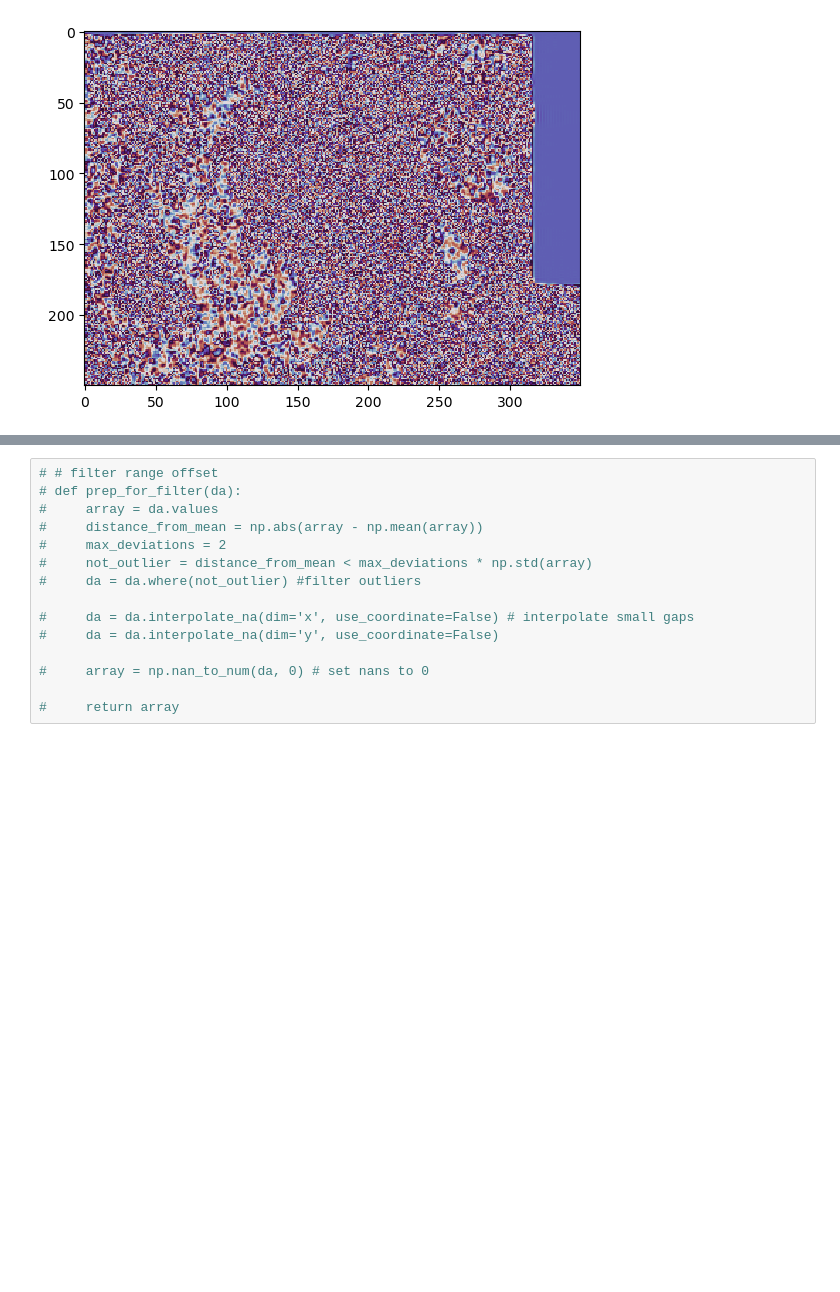
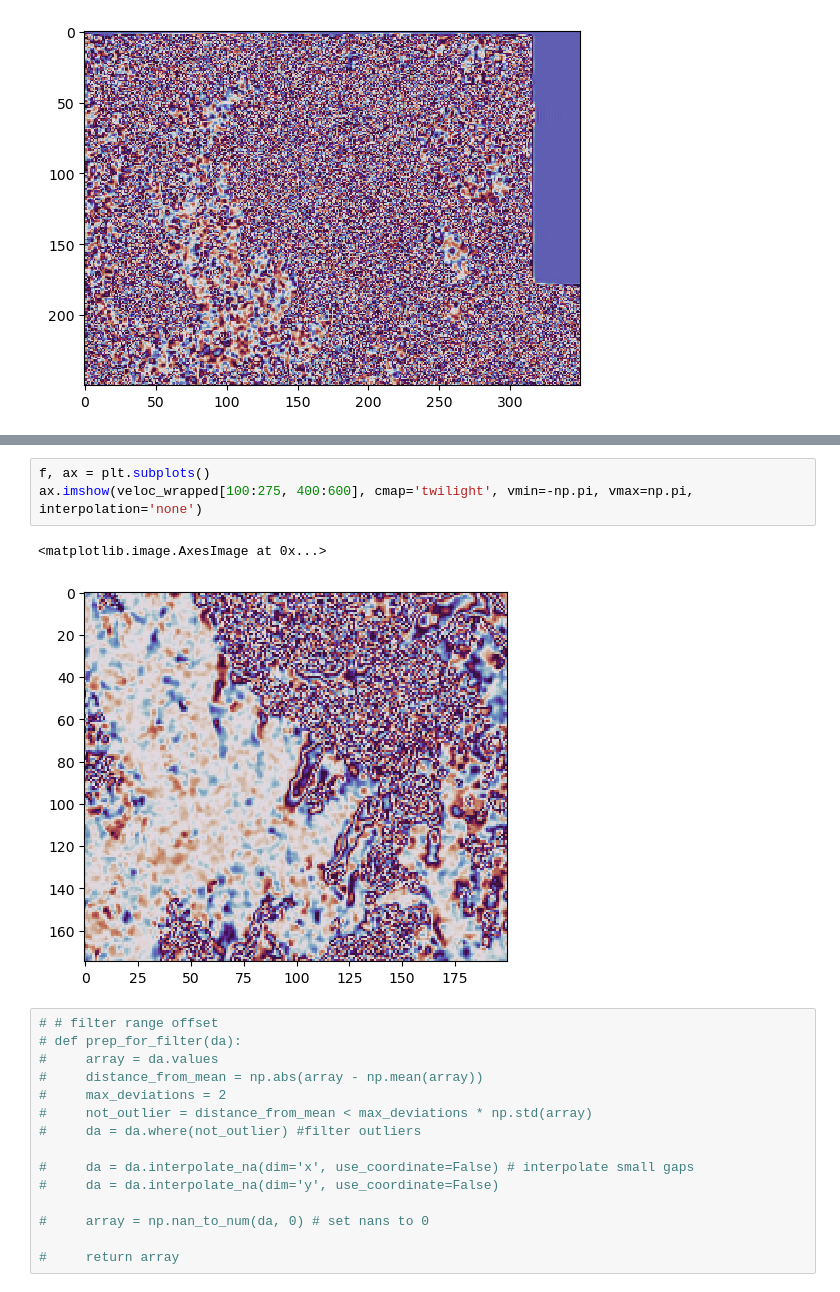
Before and after one commit to gbrencher/ffits, a Jupyter notebook: nbs/imja/agu_push/explore_offset_veloc.ipynb, the cells around one changed output, grey strips where cells are left out. Saved outputs shown, nothing was run; the diff lists cells and outputs as text; blank space fills up the shorter version.

Commit message:
preparing wrapped igrams

```diff
--- a/nbs/imja/agu_push/explore_offset_veloc.ipynb
+++ b/nbs/imja/agu_push/explore_offset_veloc.ipynb
@@ -61,3 +68,9 @@ ax.imshow(veloc_wrapped[0:250, 350:700], cmap='twilight', vmin=-np.pi, vmax=np.p
+# %%
+f, ax = plt.subplots()
+ax.imshow(veloc_wrapped[100:275, 400:600], cmap='twilight', vmin=-np.pi, vmax=np.pi, interpolation='none')
+# %% [output]
+<matplotlib.image.AxesImage at 0x...>
+[figure, added]
 # %%
 # # filter range offset
 # def prep_for_filter(da):
```
Also changed, not shown: parts of 4 cells of this notebook, 5 other files.
